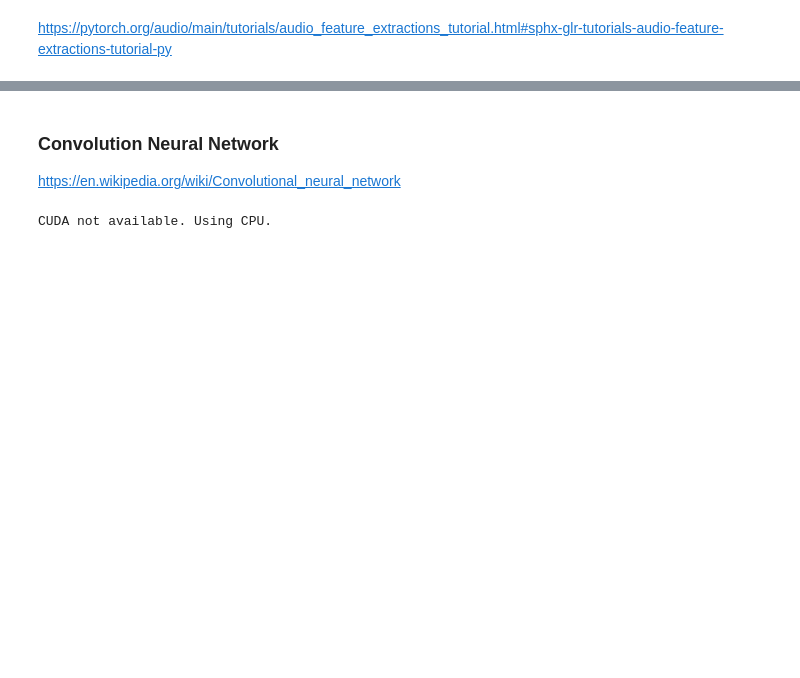
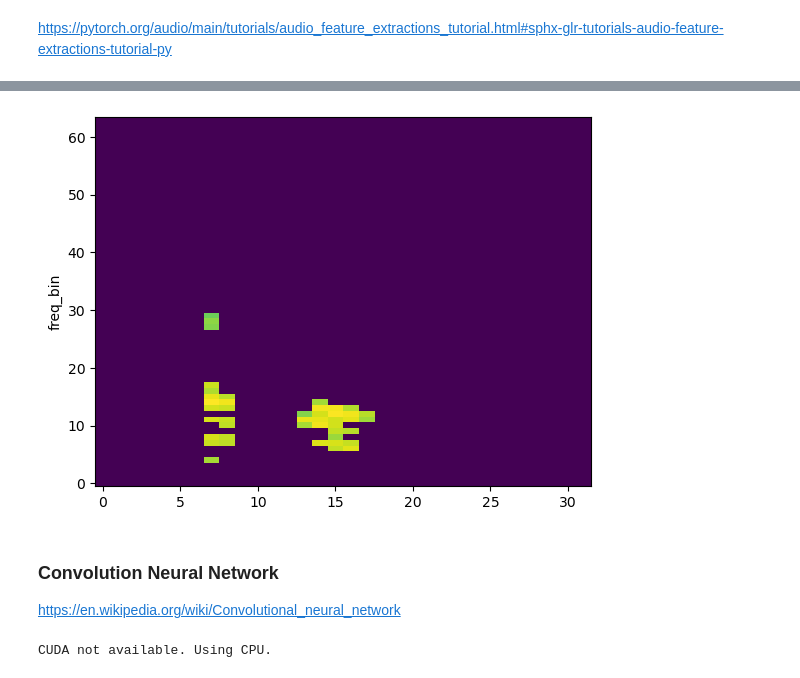
Before and after one commit to TylerDeBruin/ConvolutionNeuralNetwork_Command_Text_Recognition, a Jupyter notebook: speech_commands/CS4964-Final.ipynb, the cells around one changed output, grey strips where cells are left out. Drawn from its saved outputs; the diff is of its cells as text; code cells hidden in the pictures; blank space fills up the shorter version.

```diff
--- a/speech_commands/CS4964-Final.ipynb
+++ b/speech_commands/CS4964-Final.ipynb
@@ -264,3 +281,7 @@ torch.Size([64])
+# %%
+plot_spectrogram(preprocess_audio(feature_Dataset['train'][0])['spectrogramDenoised'])
+# %% [output]
+[figure, added]
 # %% [markdown]
 ### Convolution Neural Network
 https://en.wikipedia.org/wiki/Convolutional_neural_network
```
Also changed, not shown: parts of 10 cells of this notebook.
